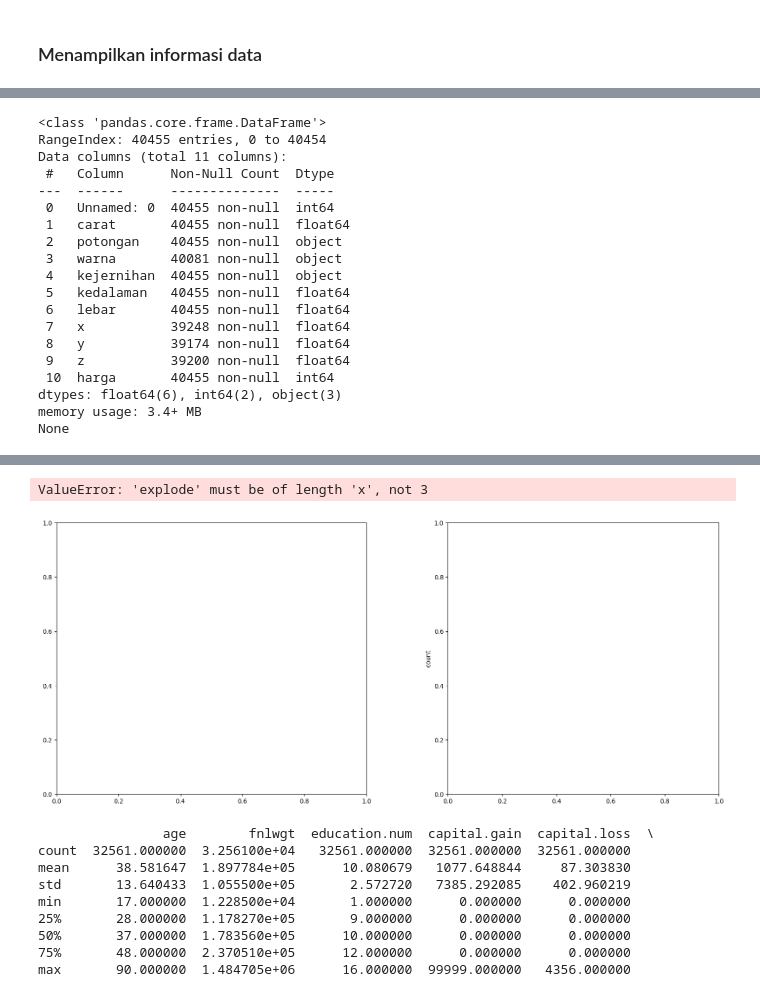
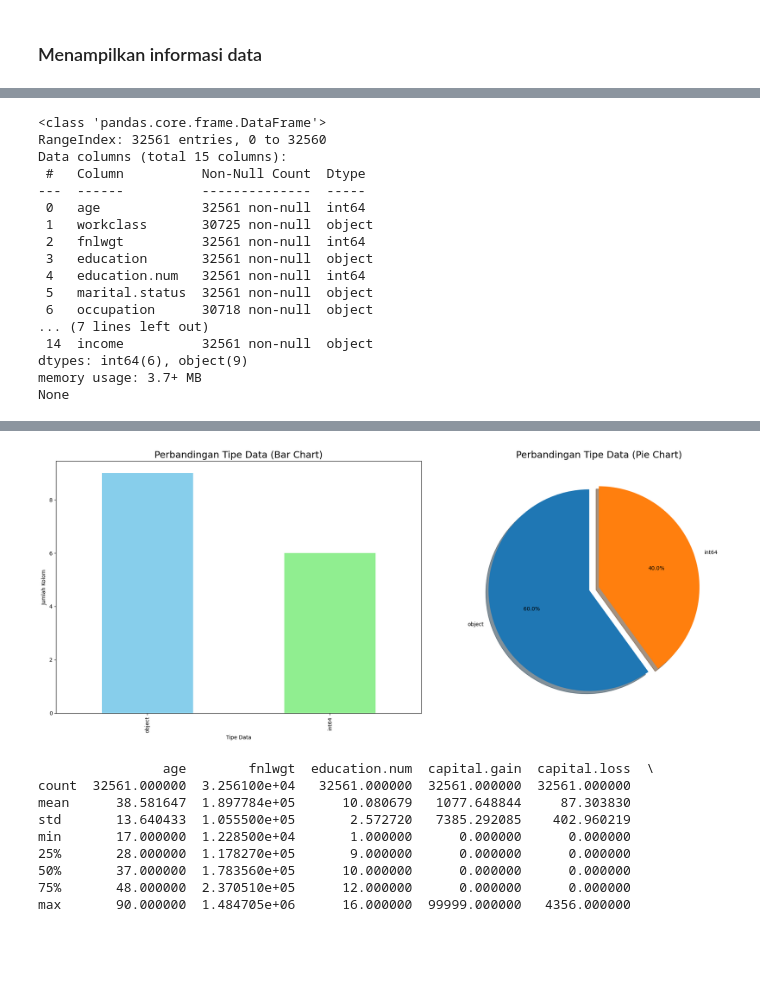
Before and after one commit to zhafif05/belajar_ai, a Jupyter notebook: data_preposessing/Prediksi_Harga_Berlian_(EDA)_preposesing.ipynb, the cells around one changed output, grey strips where cells are left out. Cells and saved outputs as stored; diff of their text form; code cells hidden in the pictures; blank space fills up the shorter version.

```diff
--- a/data_preposessing/Prediksi_Harga_Berlian_(EDA)_preposesing.ipynb
+++ b/data_preposessing/Prediksi_Harga_Berlian_(EDA)_preposesing.ipynb
@@ -83,9 +78,6 @@ print(df.tail(1))
 ### Menampilkan informasi data
 # %%
 import pandas as pd
-
-# Baca file csv
-df = pd.read_csv("adult.csv")
 
 # ==============================
 # tampilkan info data
@@ -112,9 +104,6 @@ memory usage: 3.7+ MB
 None
 # %%
 import pandas as pd
-
-# 1. Baca file CSV
-df = pd.read_csv("adult.csv")
 
 # 2. Ganti tanda '?' menjadi NaN
 df.replace('?', np.nan, inplace=True)
@@ -144,37 +133,29 @@ dtype: int64
 import pandas as pd
 
 
-df = pd.read_csv("adult.csv")
-
-
 print(df.info())
 # %% [output]
 <class 'pandas.core.frame.DataFrame'>
-RangeIndex: 40455 entries, 0 to 40454
-Data columns (total 11 columns):
- #   Column      Non-Null Count  Dtype
----  ------      --------------  -----
- 0   Unnamed: 0  40455 non-null  int64
- 1   carat       40455 non-null  float64
- 2   potongan    40455 non-null  object
- 3   warna       40081 non-null  object
- 4   kejernihan  40455 non-null  object
- 5   kedalaman   40455 non-null  float64
- 6   lebar       40455 non-null  float64
- 7   x           39248 non-null  float64
- 8   y           39174 non-null  float64
- 9   z           39200 non-null  float64
- 10  harga       40455 non-null  int64
-dtypes: float64(6), int64(2), object(3)
-memory usage: 3.4+ MB
+RangeIndex: 32561 entries, 0 to 32560
+Data columns (total 15 columns):
+ #   Column          Non-Null Count  Dtype
+---  ------          --------------  -----
+ 0   age             32561 non-null  int64
+ 1   workclass       30725 non-null  object
+ 2   fnlwgt          32561 non-null  int64
+ 3   education       32561 non-null  object
+ 4   education.num   32561 non-null  int64
+ 5   marital.status  32561 non-null  object
+ 6   occupation      30718 non-null  object
+... (7 lines left out)
+ 14  income          32561 non-null  object
+dtypes: int64(6), object(9)
+memory usage: 3.7+ MB
 None
 # %%
 import pandas as pd
 
 
-df = pd.read_csv("adult.csv")
-
-
 print(df.dtypes)
 # %% [output]
 age                int64
@@ -194,18 +175,38 @@ native.country    object
 income            object
 dtype: object
 # %%
-# Buat GRAFIK PERBANDINGAN TIPE DATA
+import matplotlib.pyplot as plt
+
+# Buat grafik perbandingan tipe data
 fig, axarr = plt.subplots(1, 2, figsize=(20, 8))
 
-df.dtypes.value_counts().plot.pie(explode=[0.1,0,0],autopct='%1.1f%%',shadow=True,ax=axarr[1])
-axarr[1].set_title("type of our data ", fontsize=18)
+# Hitung tipe data
+dtype_counts = df.dtypes.value_counts()
 
-df.dtypes.value_counts().plot(kind='bar',ax=axarr[0])
-plt.title('type of our data');
-axarr[0].set_title("type of our data ", fontsize=18)
+# Buat explode otomatis sesuai jumlah tipe data
+explode = [0.1] + [0] * (len(dtype_counts) - 1)
+
+# Grafik Pie
+dtype_counts.plot.pie(
+    explode=explode,
+    autopct='%1.1f%%',
+    shadow=True,
+    ax=axarr[1],
+    startangle=90
+)
+axarr[1].set_title("Perbandingan Tipe Data (Pie Chart)", fontsize=18)
+axarr[1].set_ylabel("")  # Hilangkan label samping biar lebih bersih
+
+# Grafik Bar
+dtype_counts.plot(kind='bar', ax=axarr[0], color=['skyblue', 'lightgreen', 'orange'])
+axarr[0].set_title("Perbandingan Tipe Data (Bar Chart)", fontsize=18)
+axarr[0].set_xlabel("Tipe Data")
+axarr[0].set_ylabel("Jumlah Kolom")
+
+plt.tight_layout()
+plt.show()
 # %% [output]
-ValueError: 'explode' must be of length 'x', not 3
-[figure, old version]
+[figure, new version]
 # %%
 import pandas as pd
 
```
Also changed, not shown: parts of 17 cells of this notebook.
